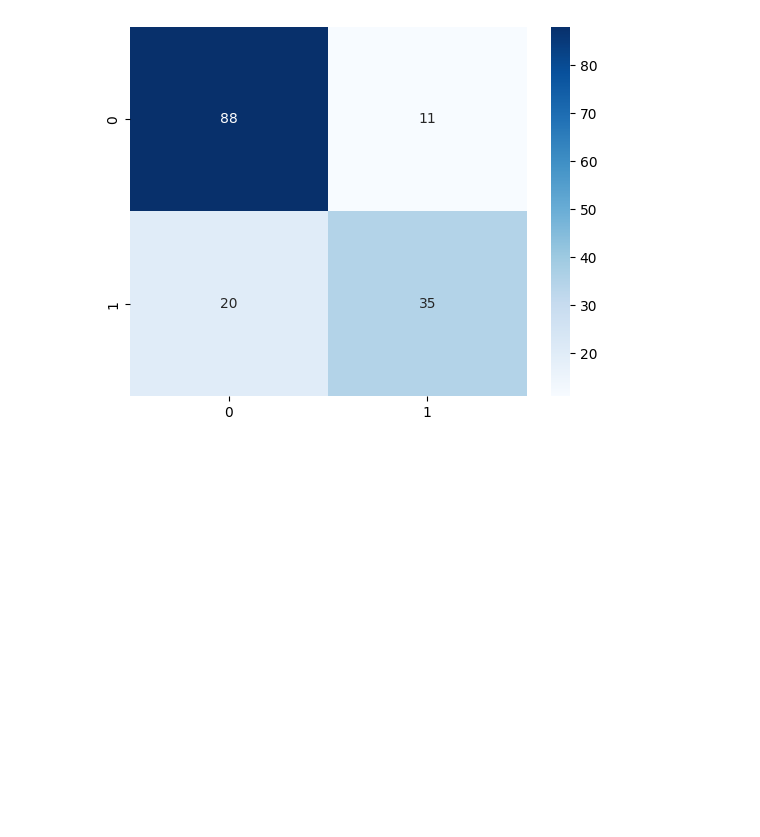
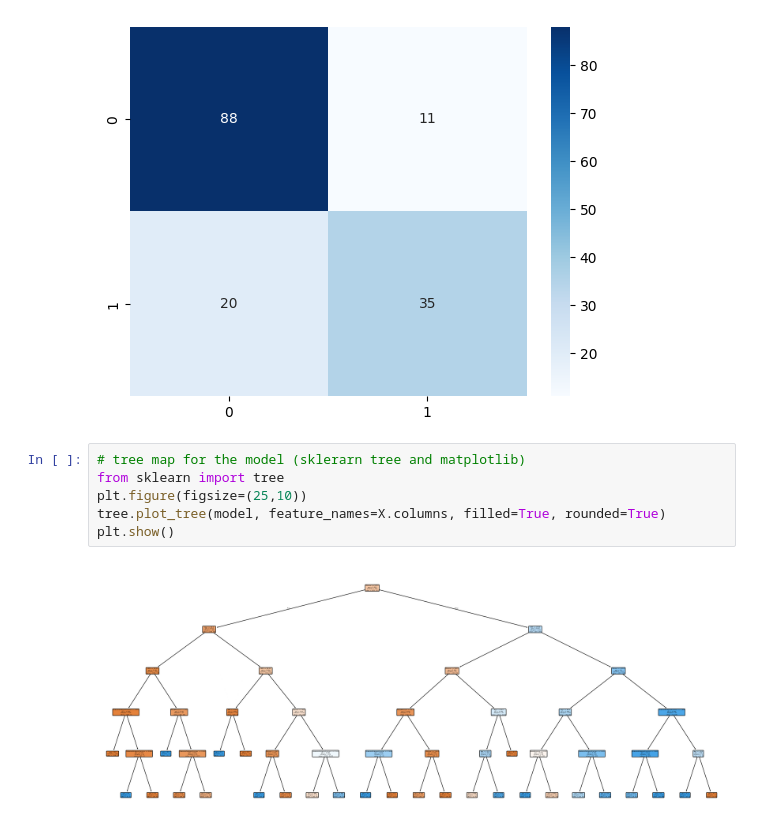
Before and after one commit to KamranMdShaikh/20241215_ML, a Jupyter notebook: DecisionTree.ipynb, the cells around one changed output. Drawn from its saved outputs; the diff is of its cells as text; blank space fills up the shorter version.

Commit message:
decision tree final

```diff
--- a/DecisionTree.ipynb
+++ b/DecisionTree.ipynb
@@ -85,3 +85,11 @@ Classification Report:
    macro avg       0.79      0.76      0.77       154
 weighted avg       0.80      0.80      0.79       154
 [figure]
+# %%
+# tree map for the model (sklerarn tree and matplotlib)
+from sklearn import tree
+plt.figure(figsize=(25,10))
+tree.plot_tree(model, feature_names=X.columns, filled=True, rounded=True)
+plt.show()
+# %% [output]
+[figure, added]
```
